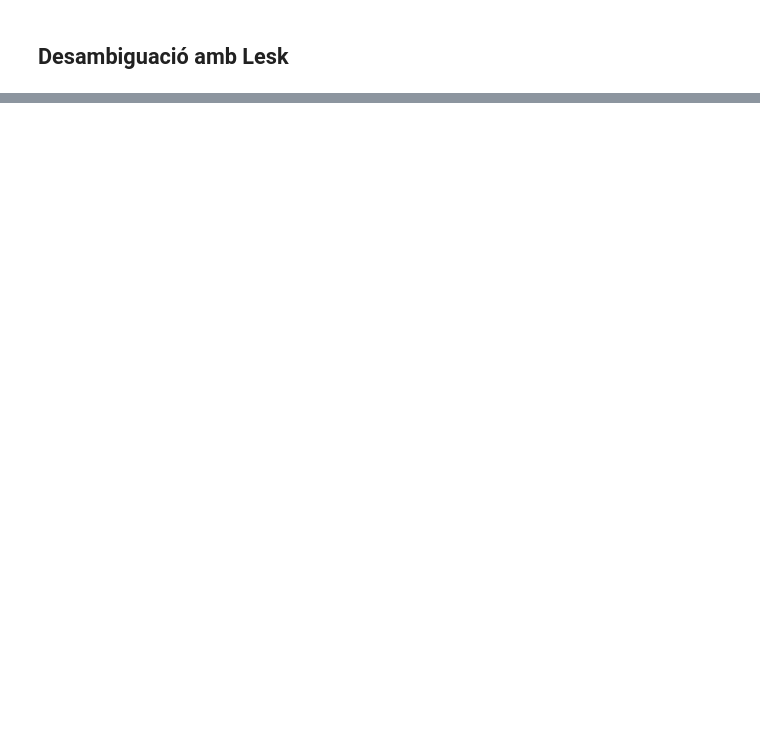
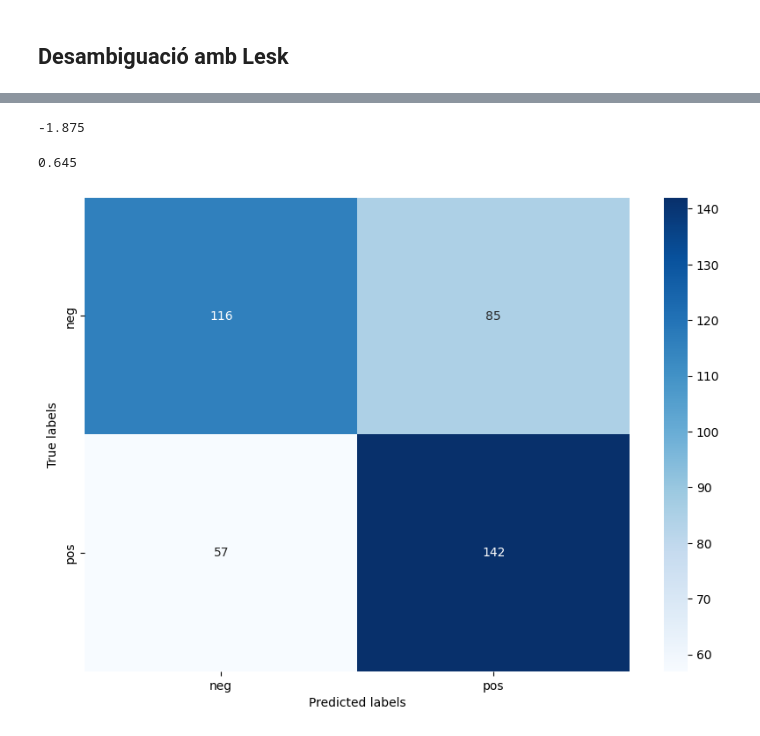
Before and after one commit to Ralar-14/Practica-PLH-2, a Jupyter notebook: Pràctica2_PLH_Rubén_Pol.ipynb, the cells around one changed output, grey strips where cells are left out. Saved outputs shown, nothing was run; the diff lists cells and outputs as text; code cells hidden in the pictures; blank space fills up the shorter version.

```diff
--- a/Pràctica2_PLH_Rubén_Pol.ipynb
+++ b/Pràctica2_PLH_Rubén_Pol.ipynb
@@ -312,0 +347,59 @@ KeyboardInterrupt:
+# %%
+def get_name_adjective_adverb_sentiment_score(text):
+    """Calcula el sentiment score de los nombres, adjetivos y adverbios en un texto
+
+    Args:
+        text (list[str]): text para calcular el sentiment score
+
+    Returns:
+        Float: sentiment score
+    """
+
+    sentiment_score = 0
+    sent_tokenize_list = sent_tokenize(text)
+
+    for sentence in sent_tokenize_list:
+        word = word_tokenize(sentence)
+        tagged_words = pos_tag(word)
+
+        for word, pos in tagged_words:
+            if pos.startswith(('JJ', 'NN', 'RB')):  # 'JJ' es el código POS para adjetivos, 'NN' para nombres y 'RB' para adverbios
+                synsets = wn.synsets(word, pos=[wn.NOUN, wn.ADJ, wn.ADV])  # Solo considera los synsets que son adjetivos
+                if synsets:
+                    synset = lesk(text, word, pos=[wn.NOUN, wn.ADJ, wn.ADV])  # Solo considera los synsets que son adjetivos
+                    if synset:
+                        senti_synset = swn.senti_synset(synset.name())
+                        sentiment_score += senti_synset.pos_score() - senti_synset.neg_score()
+
+    return sentiment_score
+# %%
+get_adjective_sentiment_score(all_preprocesed_texts[0])
+# %% [output]
+-1.875
+# %%
+y_pred = []
+
+for text in all_preprocesed_texts:
+    if get_adjective_sentiment_score(text) + get_name_adjective_adverb_sentiment_score(text) + get_all_sentiment_score(text) >= 0:
+        y_pred.append('pos')
+    else:
+        y_pred.append('neg')
+# %%
+# Calcular la precisión
+from sklearn.metrics import accuracy_score
+
+accuracy = accuracy_score(y_test, y_pred)
+
+accuracy
+# %% [output]
+0.645
+# %%
+conf_matrix = confusion_matrix(y_test, y_pred)
+
+plt.figure(figsize=(10, 7))
+sns.heatmap(conf_matrix, annot=True, fmt='d', cmap='Blues', xticklabels=['neg', 'pos'], yticklabels=['neg', 'pos'])
+plt.xlabel('Predicted labels')
+plt.ylabel('True labels')
+plt.show()
+# %% [output]
+[figure, added]
```
Also changed, not shown: parts of 15 cells of this notebook.
